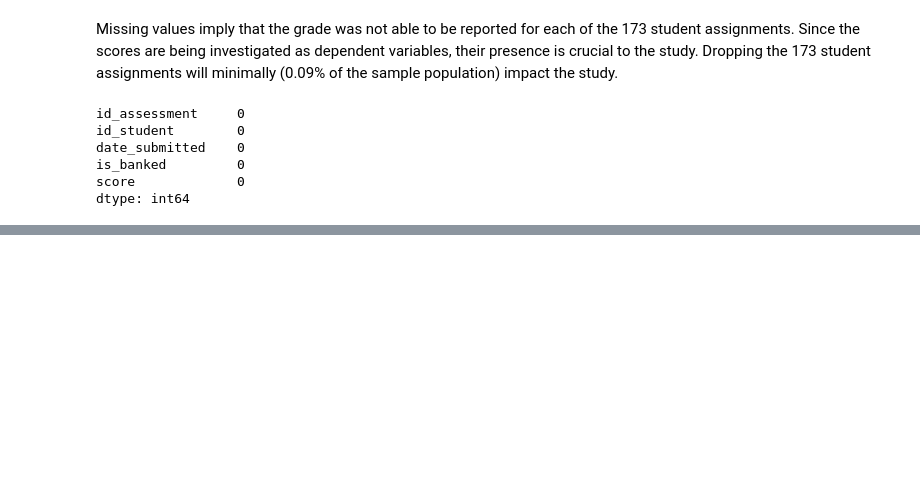
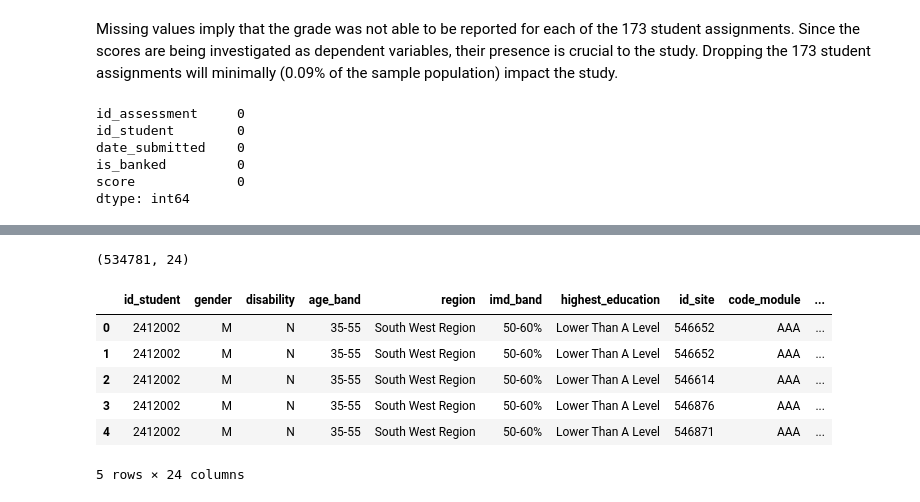
Before and after one commit to jpjavier23/data_wrangling_project, a Jupyter notebook: OpenUniversityLearning.ipynb, the cells around one changed output, grey strips where cells are left out. Saved outputs shown, nothing was run; the diff lists cells and outputs as text; code cells hidden in the pictures; blank space fills up the shorter version.

Commit message:
merged all data, need to clean and make uniform

```diff
--- a/OpenUniversityLearning.ipynb
+++ b/OpenUniversityLearning.ipynb
@@ -526,0 +734,3 @@ dtype: int64
+# %%
+in_re = stinfo_drop.merge(streg_df, on = ['code_module', 'code_presentation', 'id_student'])
+in_re.isna().sum()
@@ -526,0 +765,3 @@ dtype: int64
+# %%
+sv_vl = stvle.merge(vle_drop, on = ['id_site', 'code_module', 'code_presentation'])
+sv_vl.isna().sum()
@@ -526,0 +790,3 @@ dtype: int64
+# %%
+sacri = sta_ac.merge(in_re, on = ['code_module', 'code_presentation', 'id_student'])
+sacri.isna().sum()
@@ -526,0 +825,3 @@ dtype: int64
+# %%
+df = sv_vl.merge(sacri, on = ['code_module', 'code_presentation', 'date', 'id_student'])
+df.isna().sum()
@@ -526,0 +856,22 @@ dtype: int64
+# %%
+df.shape
+# %% [output]
+(534781, 24)
+# %%
+col_order = ['id_student','gender', 'disability', 'age_band',
+             'region', 'imd_band', 'highest_education', 'id_site',
+             'code_module', 'code_presentation', 'id_assessment',
+             'date_registration', 'num_of_prev_attempts',
+             'final_result', 'studied_credits', 'date_submitted',
+             'score', 'assessment_type', 'module_presentation_length',
+             'weight', 'is_banked',  'activity_type', 'date', 'sum_click']
+df = df[col_order]
+df.head()
+# %% [output]
+|  | id_student | gender | disability | age_band | region | imd_band | highest_education | id_site | code_module | ... |
+| 0 | 2412002 | M | N | 35-55 | South West Region | 50-60% | Lower Than A Level | 546652 | AAA | ... |
+| 1 | 2412002 | M | N | 35-55 | South West Region | 50-60% | Lower Than A Level | 546652 | AAA | ... |
+| 2 | 2412002 | M | N | 35-55 | South West Region | 50-60% | Lower Than A Level | 546614 | AAA | ... |
+| 3 | 2412002 | M | N | 35-55 | South West Region | 50-60% | Lower Than A Level | 546876 | AAA | ... |
+| 4 | 2412002 | M | N | 35-55 | South West Region | 50-60% | Lower Than A Level | 546871 | AAA | ... |
+5 rows × 24 columns
```
Also changed, not shown: parts of 44 cells of this notebook.
